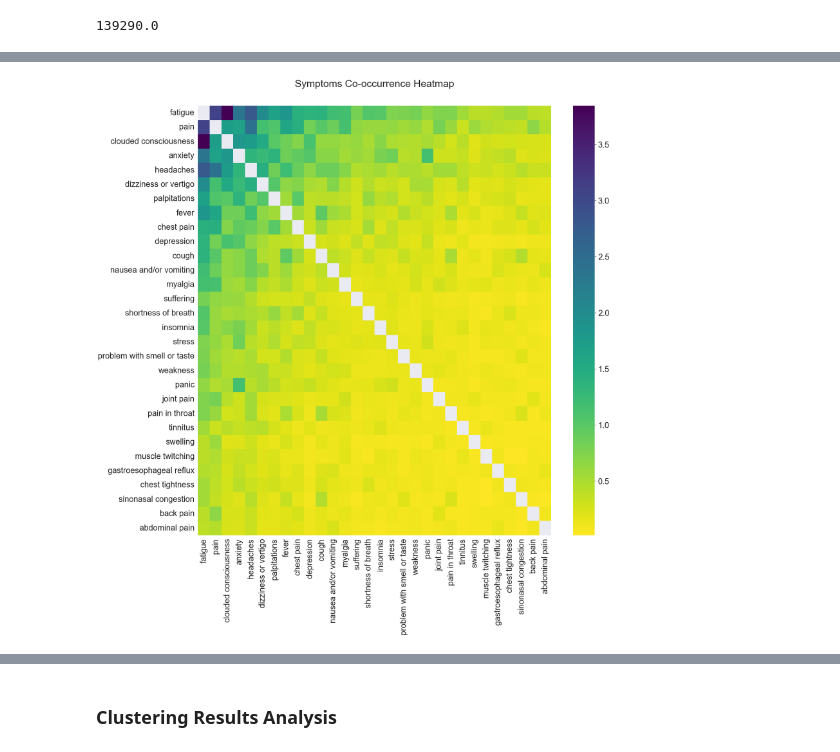
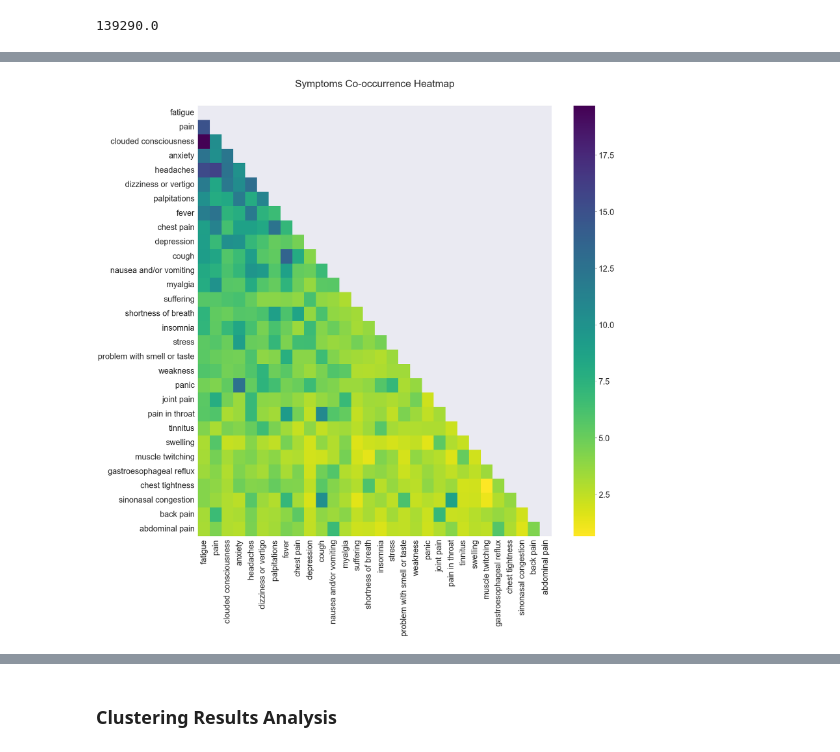
Before and after one commit to HaninAyadi/DOVA_LUX, a Jupyter notebook: notebooks/insights_from_reddit_posts_clusters.ipynb, the cells around one changed output, grey strips where cells are left out. Drawn from its saved outputs; the diff is of its cells as text; code cells hidden in the pictures.

Commit message:
tried new scales for the co-occurrence heatmaps

```diff
--- a/notebooks/insights_from_reddit_posts_clusters.ipynb
+++ b/notebooks/insights_from_reddit_posts_clusters.ipynb
@@ -732,0 +723,12 @@ sum(bigram_counts_common_dict.values())/2
+# %%
+# creating the co-occurrence matrix for the top 30 symptoms
+top_symptoms_names = [symptom[0] for symptom in top_symptoms_count]
+symptoms_heatmap_df = pd.DataFrame(columns = top_symptoms_names, index = top_symptoms_names, dtype=float)
+max_value = max(bigram_counts_common_dict.values())
+min_value = max(bigram_counts_common_dict.values())
+
+for symptom in top_symptoms_names:
+    for sym in top_symptoms_names:
+        if (symptom, sym) in bigram_counts_common_dict.keys():
+            symptoms_heatmap_df.loc[symptom, sym] = bigram_counts_common_dict[(symptom, sym)] / 39900 * 100
+symptoms_heatmap_df
@@ -732,0 +754,13 @@ sum(bigram_counts_common_dict.values())/2
+# %%
+# plotting the heatmap from the matrix
+import numpy as np
+
+sns.set(font_scale=2.8)
+# 3. Plot the heatmap
+plt.figure(figsize=(30,30))
+#heat_map = sns.heatmap(symptoms_heatmap_df, cmap='rainbow', norm=LogNorm())
+# Create a mask
+mask = np.triu(np.ones_like(symptoms_heatmap_df.to_numpy()))
+heat_map = sns.heatmap(symptoms_heatmap_df, mask=mask, cmap='viridis_r')
+plt.title("Symptoms Co-occurrence Heatmap", fontsize=38,  y=1.04)
+plt.show()
@@ -740,10 +776,9 @@ min_value = max(bigram_counts_common_dict.values())
 for symptom in top_symptoms_names:
     for sym in top_symptoms_names:
         if (symptom, sym) in bigram_counts_common_dict.keys():
-            symptoms_heatmap_df.loc[symptom, sym] = bigram_counts_common_dict[(symptom, sym)] / 39900 * 100
-            #symptoms_heatmap_df.loc[symptom, sym] = bigram_counts_common_dict[(symptom, sym)] / 139290 * 100
-        elif symptom != sym:
-            symptoms_heatmap_df.loc[symptom, sym] = (min_value/ 39900 * 1.1)
+            symptoms_heatmap_df.loc[symptom, sym] = bigram_counts_common_dict[(symptom, sym)] / (top_symptoms_df[symptom][0] + top_symptoms_df[sym][0]) * 100
+        #elif symptom != sym:
+            #symptoms_heatmap_df.loc[symptom, sym] = (min_value/ 39900 * 1.1)
         #elif symptom == sym:
         #    symptoms_heatmap_df.loc[symptom, sym] = max_value*2
 symptoms_heatmap_df
@@ -769,12 +821,16 @@ symptoms_heatmap_df
 # %%
 # plotting the heatmap from the matrix
+import numpy as np
 
 sns.set(font_scale=2.8)
 # 3. Plot the heatmap
 plt.figure(figsize=(30,30))
 #heat_map = sns.heatmap(symptoms_heatmap_df, cmap='rainbow', norm=LogNorm())
-heat_map = sns.heatmap(symptoms_heatmap_df, cmap='viridis_r')
+# Create a mask
+mask = np.triu(np.ones_like(symptoms_heatmap_df.to_numpy()))
+
+heat_map = sns.heatmap(symptoms_heatmap_df, mask=mask, cmap='viridis_r')
 plt.title("Symptoms Co-occurrence Heatmap", fontsize=38,  y=1.04)
 plt.show()
 # %% [output]
-[figure, old version]
+[figure, new version]
```
Also changed, not shown: parts of 31 cells of this notebook.
